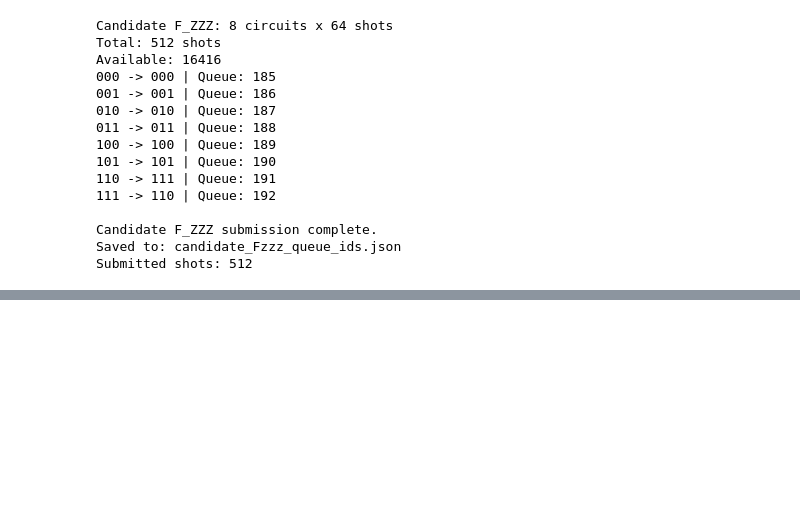
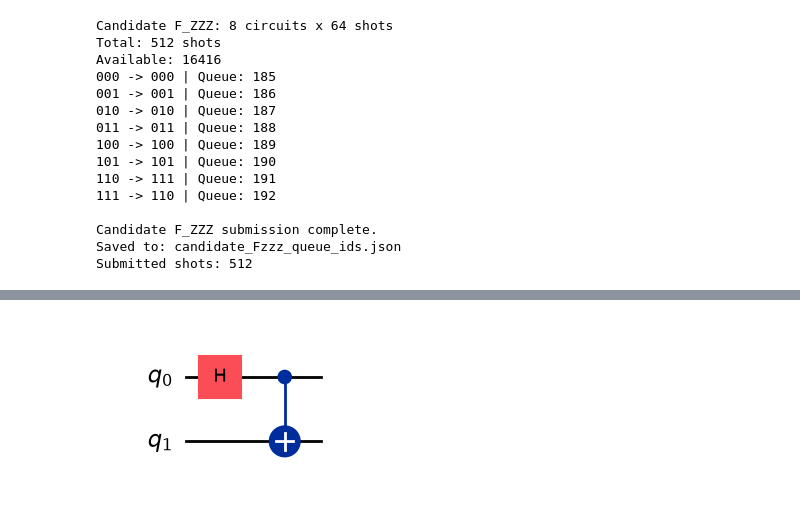
Before and after one commit to rahinarrianislam/DQCIntroChallenge, a Jupyter notebook: notebooks/Toffoli_Hardware_Hackathon_Challenge.ipynb, the cells around one changed output, grey strips where cells are left out. Drawn from its saved outputs; the diff is of its cells as text; code cells hidden in the pictures; blank space fills up the shorter version.

```diff
--- a/notebooks/Toffoli_Hardware_Hackathon_Challenge.ipynb
+++ b/notebooks/Toffoli_Hardware_Hackathon_Challenge.ipynb
@@ -1968,0 +2069,8 @@ Submitted shots: 512
+# %%
+# A first example of a circuit diagram: H followed by a CNOT.
+intro_circuit = QuantumCircuit(2)
+intro_circuit.h(0)
+intro_circuit.cx(0, 1)
+display(intro_circuit.draw("mpl"))
+# %% [output]
+[figure, added]
```
Also changed, not shown: parts of 49 cells of this notebook.
